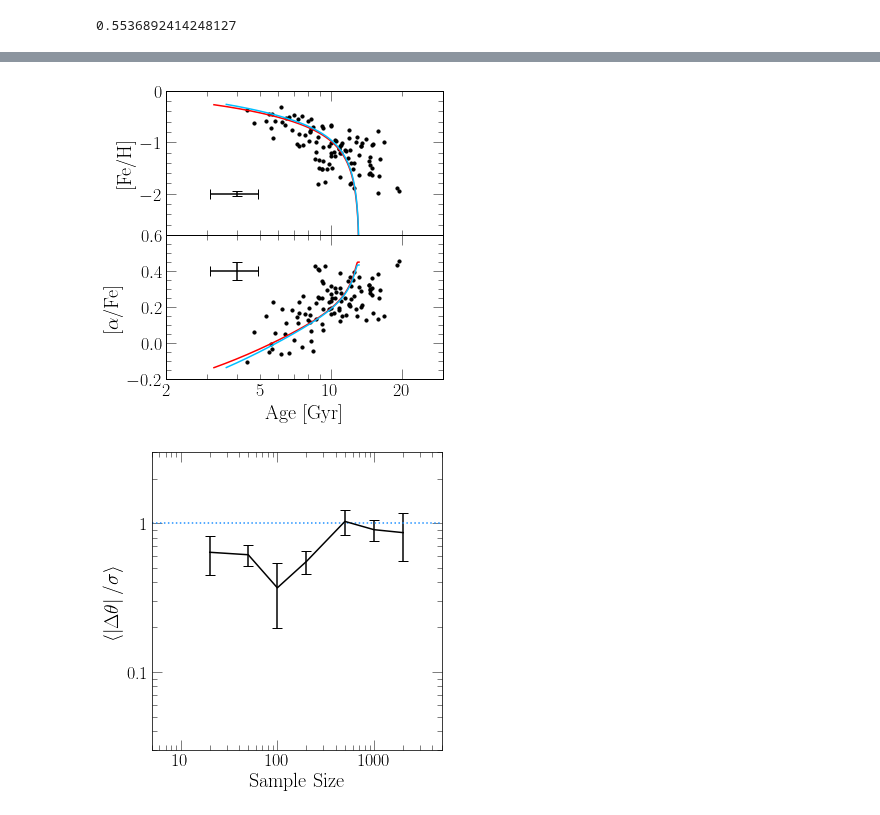
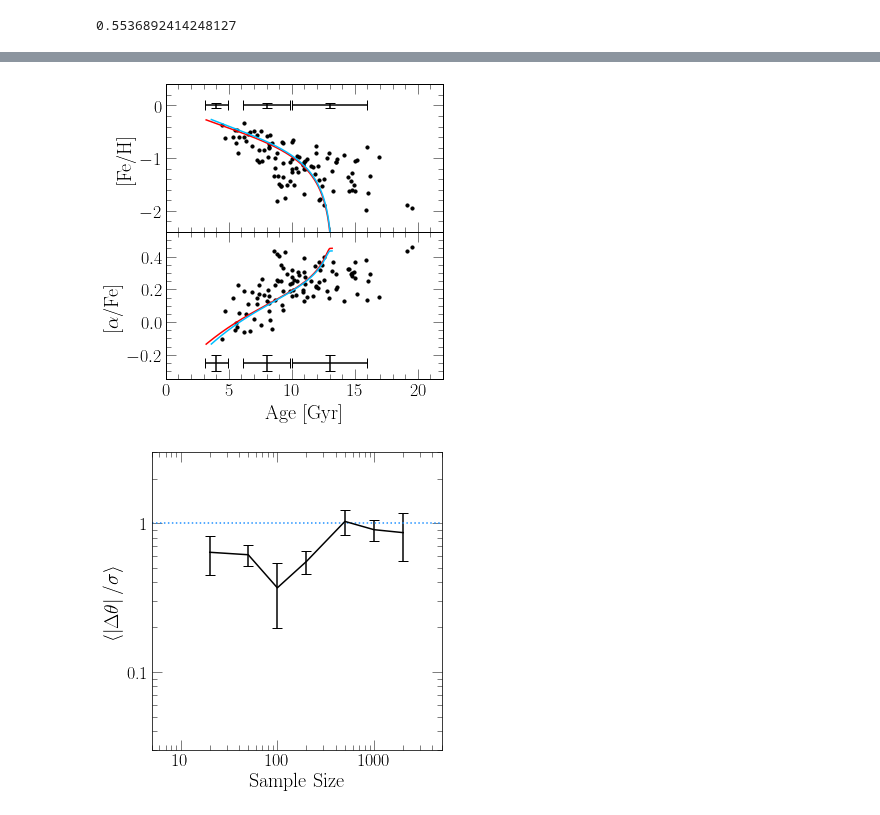
Before and after one commit to giganano/h3halo, a Jupyter notebook: notebooks/paperplots.ipynb, the cells around one changed output, grey strips where cells are left out. Drawn from its saved outputs; the diff is of its cells as text; code cells hidden in the pictures.

```diff
--- a/notebooks/paperplots.ipynb
+++ b/notebooks/paperplots.ipynb
@@ -215,58 +215,62 @@ fig = plt.figure()
 top = fig.add_subplot(211)
 bottom = fig.add_subplot(212)
 for ax in [top, bottom]:
-    ax.set_xscale("log")
-    ax.set_xlim([2, 30])
+#     ax.set_xscale("log")
+    ax.set_xlim([0, 22])
 plt.setp(top.get_xticklabels(which = "both"), visible = False)
-bottom.xaxis.set_major_formatter(fsf("%g"))
-bottom.xaxis.set_minor_formatter(fsf("%g"))
-top.set_ylim([-2.8, 0])
-bottom.set_ylim([-0.2, 0.6])
+# bottom.xaxis.set_major_formatter(fsf("%g"))
+# bottom.xaxis.set_minor_formatter(fsf("%g"))
+top.set_ylim([-2.4, 0.4])
+bottom.set_ylim([-0.35, 0.55])
+bottom.set_yticks([-0.2, 0, 0.2, 0.4])
 bottom.set_xlabel("Age [Gyr]")
 bottom.set_ylabel(r"[$\alpha$/Fe]")
 top.set_ylabel("[Fe/H]")
 
 kwargs = {
     "c": named_colors()["black"],
     "s": 10
-#     "xerr": mock["age_err"],
-#     "linestyle": "None"
 }
 top.scatter(mock["age"], mock["[fe/h]"], **kwargs)
 bottom.scatter(mock["age"], mock["[o/fe]"], **kwargs)
-# top.errorbar(mock["age"], mock["[fe/h]"], yerr = mock["[fe/h]_err"], **kwargs)
-# bottom.errorbar(mock["age"], mock["[o/fe]"], yerr = mock["[o/fe]_err"], **kwargs)
 
-bottom.set_xticks(range(2, 10), [str(_) if _ == 2 or _ == 5 else "" for _ in range(2, 10)], minor = True)
-bottom.set_xticks([10, 20], minor = False)
+# bottom.set_xticks(range(2, 10), [str(_) if _ == 2 or _ == 5 else "" for _ in range(2, 10)], minor = True)
+# bottom.set_xticks([10, 20], minor = False)
 
-ageval = 4
-age_err = [[ageval - 10**(m.log10(ageval - 0.1 * ageval * m.log(10)))],
-    [10**(m.log10(ageval + 0.1 * ageval * m.log(10))) - ageval]]
-bottom.errorbar(ageval, 0.4, xerr = age_err, yerr = 0.05, c = named_colors()["black"])
-top.errorbar(ageval, -2, xerr = age_err, yerr = 0.05, c = named_colors()["black"])
+# ageval = 4
+# age_err = [[ageval - 10**(m.log10(ageval - 0.1 * ageval * m.log(10)))],
+#     [10**(m.log10(ageval + 0.1 * ageval * m.log(10))) - ageval]]
+# bottom.errorbar(ageval, 0.4, xerr = age_err, yerr = 0.05, c = named_colors()["black"])
+# top.errorbar(ageval, -2, xerr = age_err, yerr = 0.05, c = named_colors()["black"])
+
+agevals = [4, 8, 13]
+for age in agevals:
+    age_err = [[age - 10**(m.log10(age - 0.1 * age * m.log(10)))],
+        [10**(m.log10(age + 0.1 * age * m.log(10))) - age]]
+    bottom.errorbar(age, -0.25, xerr = age_err, yerr = 0.05, c = named_colors()["black"])
+    top.errorbar(age, 0, xerr = age_err, yerr = 0.05, c = named_colors()["black"])
 
 with vice.output("../mocksamples/fiducial") as true:
     diff = 13.2 - true.history["time"][-1]
     xvals = [_ + diff for _ in true.history["lookback"]]
     top.plot(xvals, true.history["[fe/h]"], c = named_colors()["red"])
     bottom.plot(xvals, true.history["[o/fe]"], c = named_colors()["red"])
 
 with vice.output("./bestfit") as bfout:
     diff = 13.2 - bfout.history["time"][-1]
     xvals = [_ + diff for _ in bfout.history["lookback"]]
     top.plot(xvals, bfout.history["[fe/h]"], c = named_colors()["deepskyblue"])
     bottom.plot(xvals, bfout.history["[o/fe]"], c = named_colors()["deepskyblue"])
 
 plt.tight_layout()
 plt.subplots_adjust(hspace = 0, left = 0.2)
 for ext in ["pdf", "jpeg"]:
     kwargs = {}
     if ext == "jpeg": kwargs["dpi"] = 200
     plt.savefig("../paper/fiducial_mock_amr.%s" % (ext), **kwargs)
 plt.show()
 # %% [output]
-[figure, old version]
+[figure, new version]
 # %%
 true_values = [2, 10, 15, 10, 0.0008, 0.0011]
 # for each sample size, the re-derived value, +error, and -error, in that order
```
Also changed, not shown: parts of 5 cells of this notebook, 25 other files.
